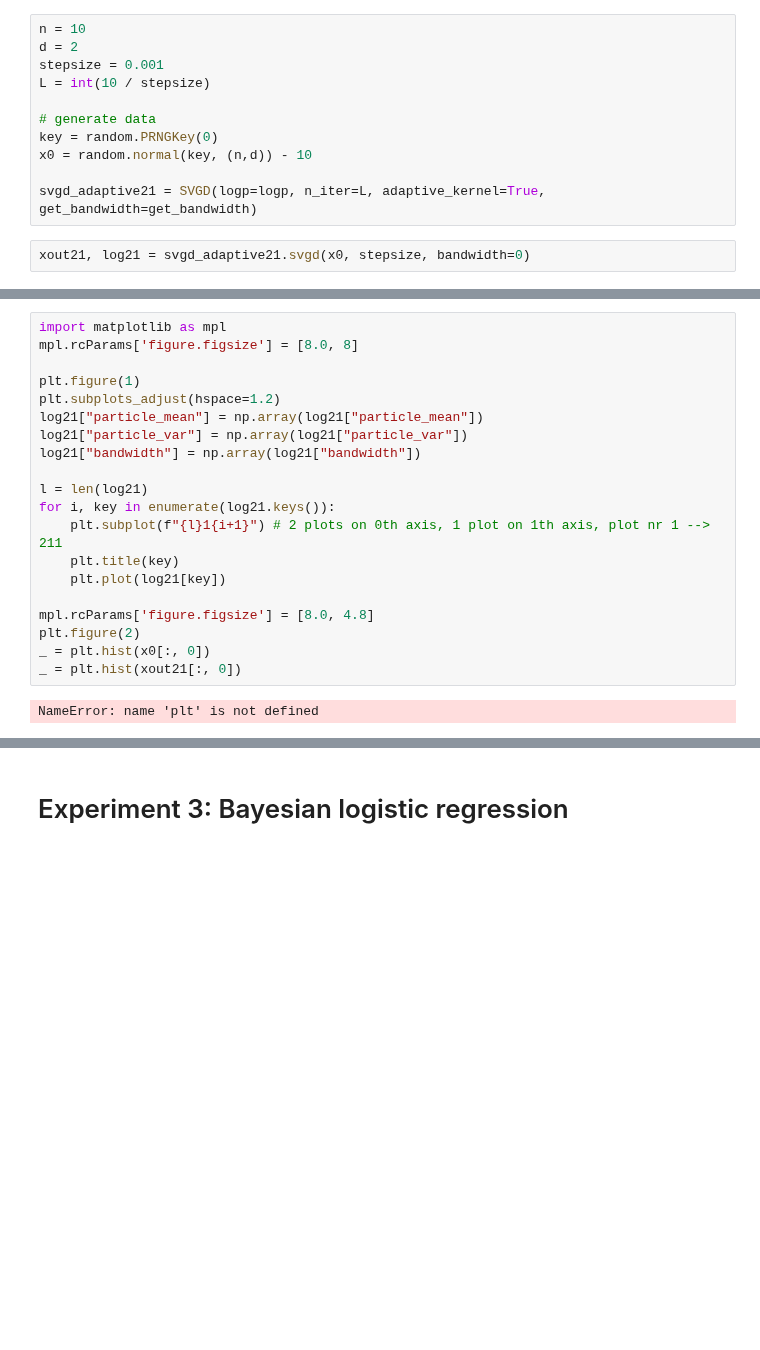
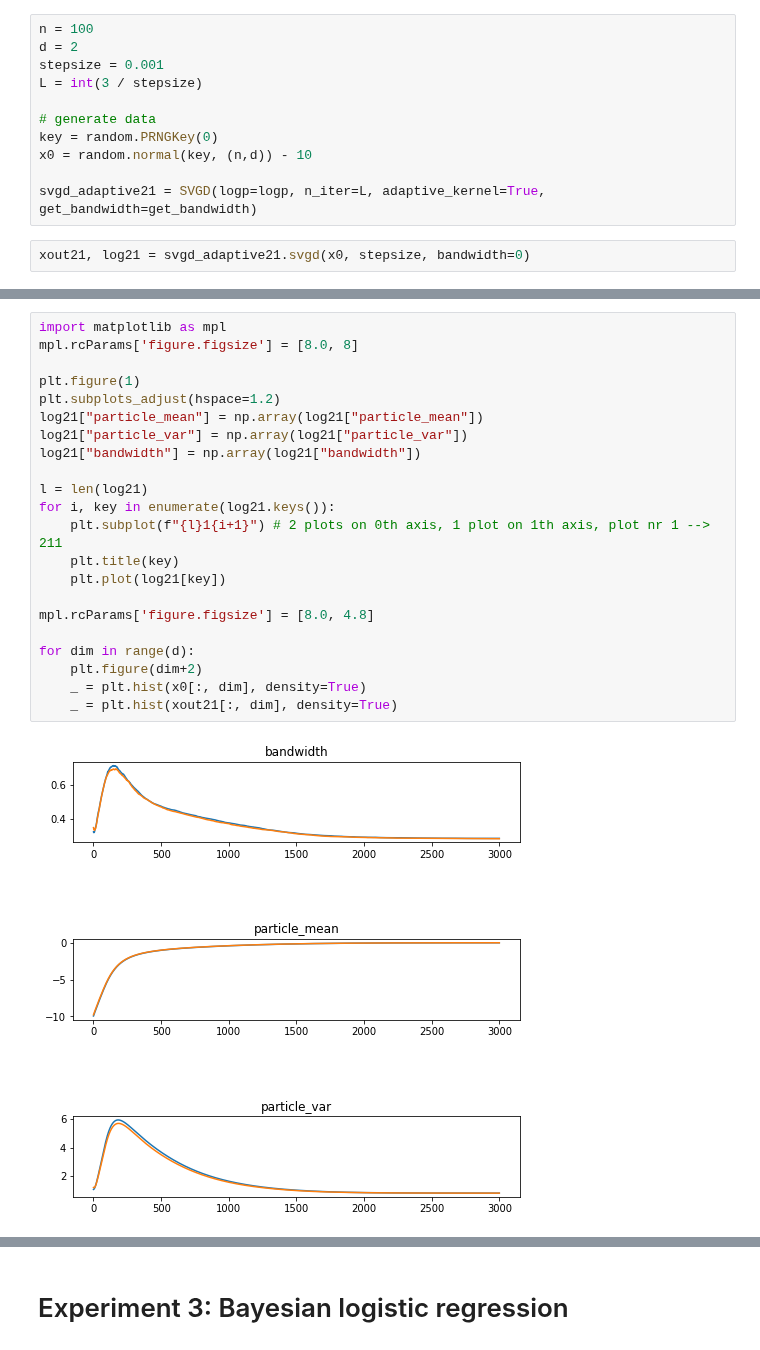
Before and after one commit to ratschlab/projects-2020-Neural-SVGD, a Jupyter notebook: Model.ipynb, the cells around one changed output, grey strips where cells are left out. Cells and saved outputs as stored; diff of their text form; blank space fills up the shorter version.

```diff
--- a/Model.ipynb
+++ b/Model.ipynb
@@ -162,10 +182,10 @@ def logp(x):
     assert x.ndim == 1
     return np.sum(norm.logpdf(x, loc=0, scale=1))
 # %%
-n = 10
+n = 100
 d = 2
 stepsize = 0.001
-L = int(10 / stepsize)
+L = int(3 / stepsize)
 
 # generate data
 key = random.PRNGKey(0)
@@ -177,22 +199,24 @@ xout21, log21 = svgd_adaptive21.svgd(x0, stepsize, bandwidth=0)
 # %%
 import matplotlib as mpl
 mpl.rcParams['figure.figsize'] = [8.0, 8]
 
 plt.figure(1)
 plt.subplots_adjust(hspace=1.2)
 log21["particle_mean"] = np.array(log21["particle_mean"])
 log21["particle_var"] = np.array(log21["particle_var"])
 log21["bandwidth"] = np.array(log21["bandwidth"])
 
 l = len(log21)
 for i, key in enumerate(log21.keys()):
     plt.subplot(f"{l}1{i+1}") # 2 plots on 0th axis, 1 plot on 1th axis, plot nr 1 --> 211
     plt.title(key)
     plt.plot(log21[key])
 
 mpl.rcParams['figure.figsize'] = [8.0, 4.8]
-plt.figure(2)
-_ = plt.hist(x0[:, 0])
-_ = plt.hist(xout21[:, 0])
+
+for dim in range(d):
+    plt.figure(dim+2)
+    _ = plt.hist(x0[:, dim], density=True)
+    _ = plt.hist(xout21[:, dim], density=True)
 # %% [output]
-NameError: name 'plt' is not defined
+[figure, added]
```
Also changed, not shown: parts of 19 cells of this notebook, 6 other files.
